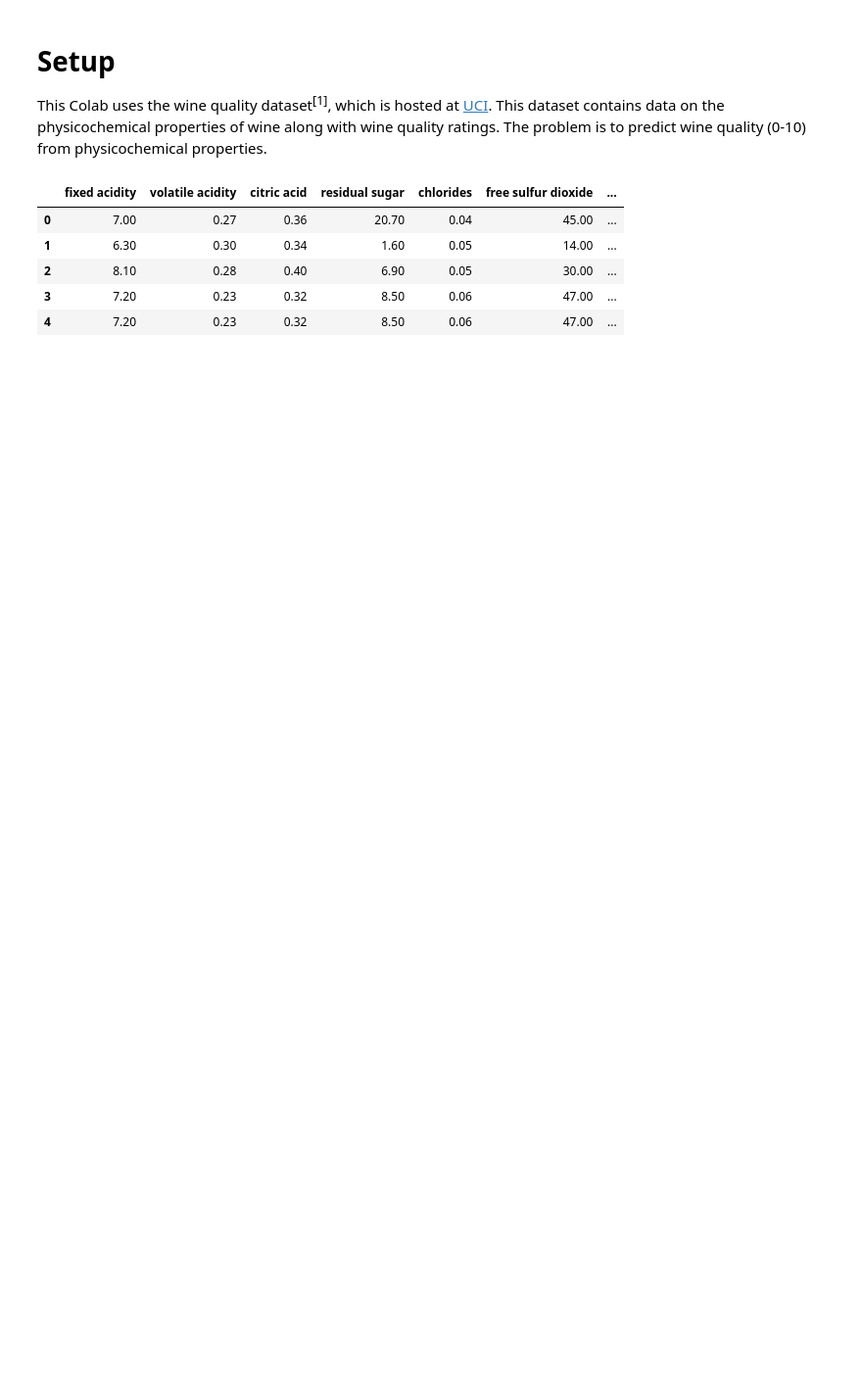
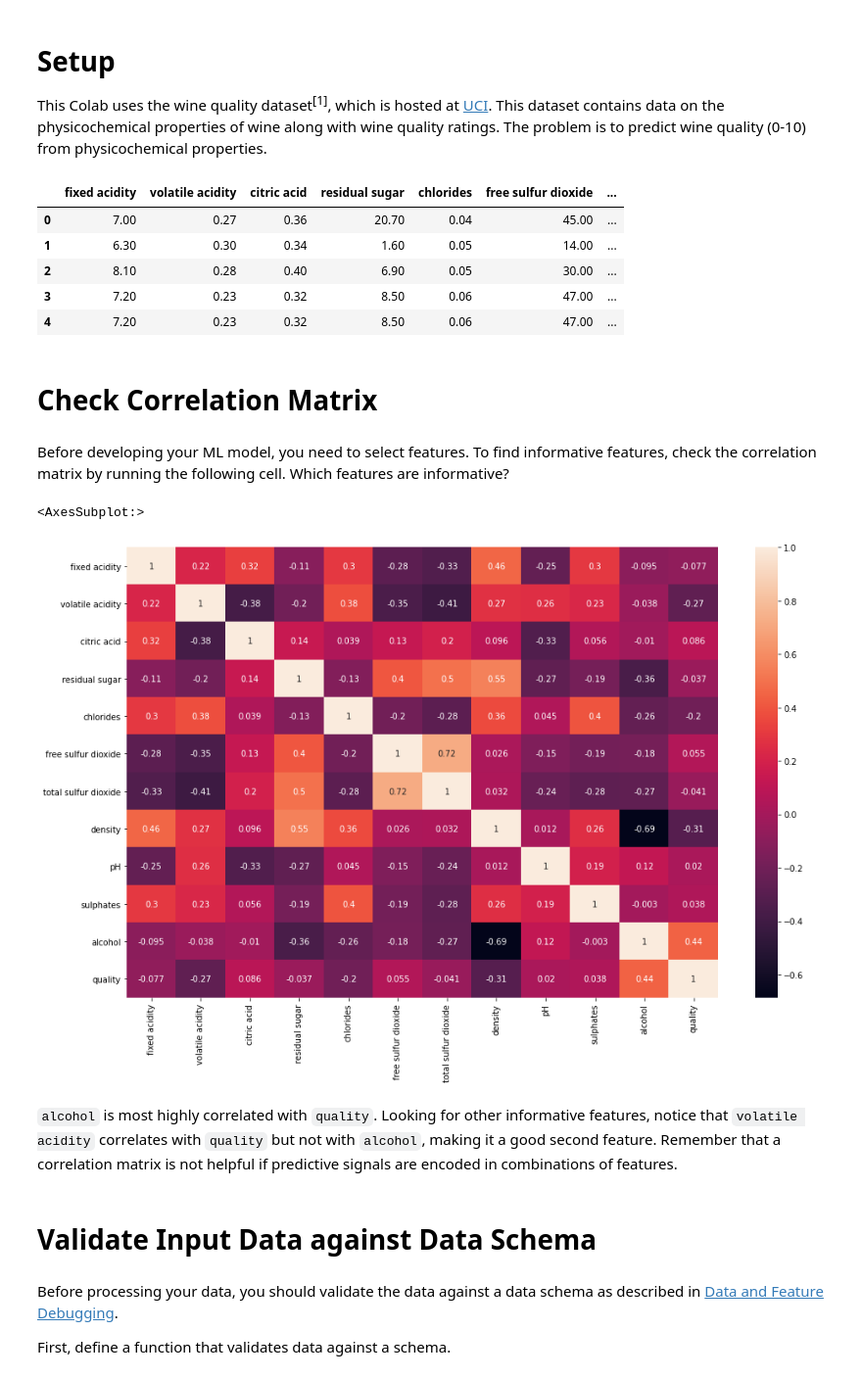
Before and after one commit to fasthill/google-ML-crash-course, a Jupyter notebook: 13. Case Study- Debugging in Regression.ipynb, the cells around one changed output. Shown at 98% size. Cells and saved outputs as stored; diff of their text form; code cells hidden in the pictures; blank space fills up the shorter version.

Commit message:
validate input data

```diff
--- a/13. Case Study- Debugging in Regression.ipynb
+++ b/13. Case Study- Debugging in Regression.ipynb
@@ -29,3 +29,22 @@ wineDf.head()
 | 2 | 8.10 | 0.28 | 0.40 | 6.90 | 0.05 | 30.00 | ... |
 | 3 | 7.20 | 0.23 | 0.32 | 8.50 | 0.06 | 47.00 | ... |
 | 4 | 7.20 | 0.23 | 0.32 | 8.50 | 0.06 | 47.00 | ... |
+# %% [markdown]
+# Check Correlation Matrix
+# %% [markdown]
+Before developing your ML model, you need to select features. To find informative features, check the correlation matrix by running the following cell. Which features are informative?
+# %%
+corr_wineDf = wineDf.corr()
+plt.figure(figsize=(16,10))
+sns.heatmap(corr_wineDf, annot=True)
+# %% [output]
+<AxesSubplot:>
+[figure, added]
+# %% [markdown]
+`alcohol` is most highly correlated with `quality`. Looking for other informative features, notice that `volatile acidity` correlates with `quality` but not with `alcohol`, making it a good second feature. Remember that a correlation matrix is not helpful if predictive signals are encoded in combinations of features.
+# %% [markdown]
+# Validate Input Data against Data Schema
+# %% [markdown]
+Before processing your data, you should validate the data against a data schema as described in [Data and Feature Debugging](https://developers.google.com/machine-learning/testing-debugging/common/data-errors).
+
+First, define a function that validates data against a schema.
```
Also changed, not shown: parts of 7 cells of this notebook.
